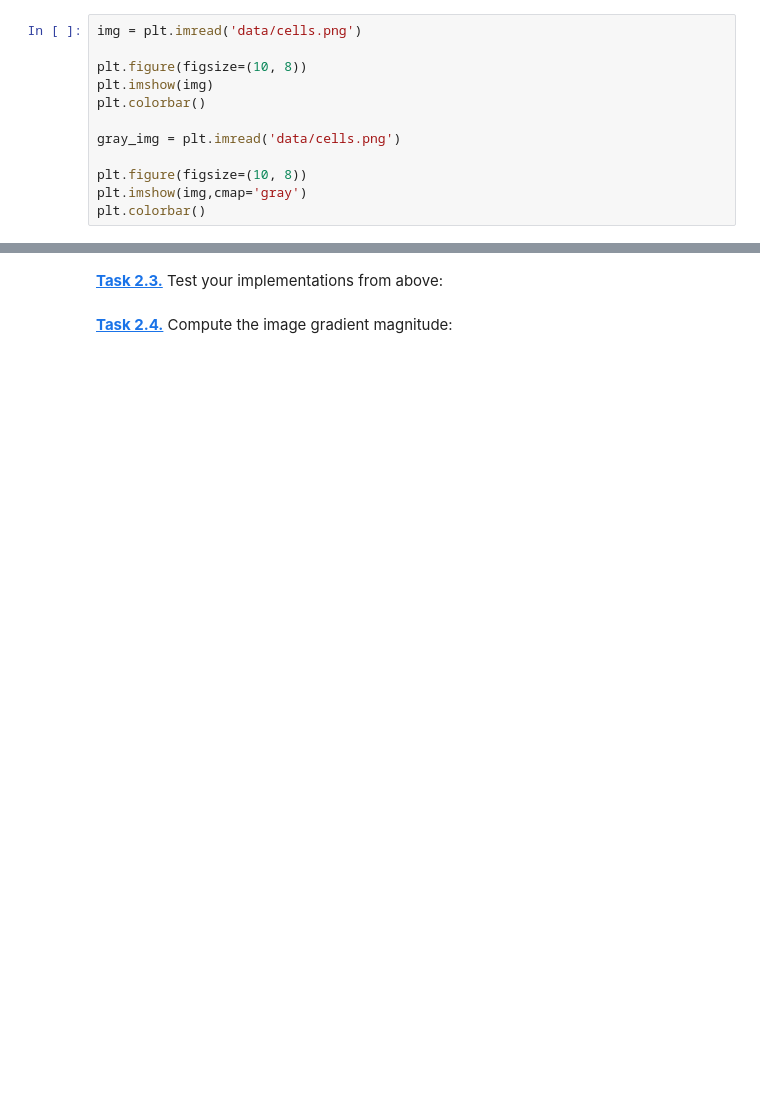
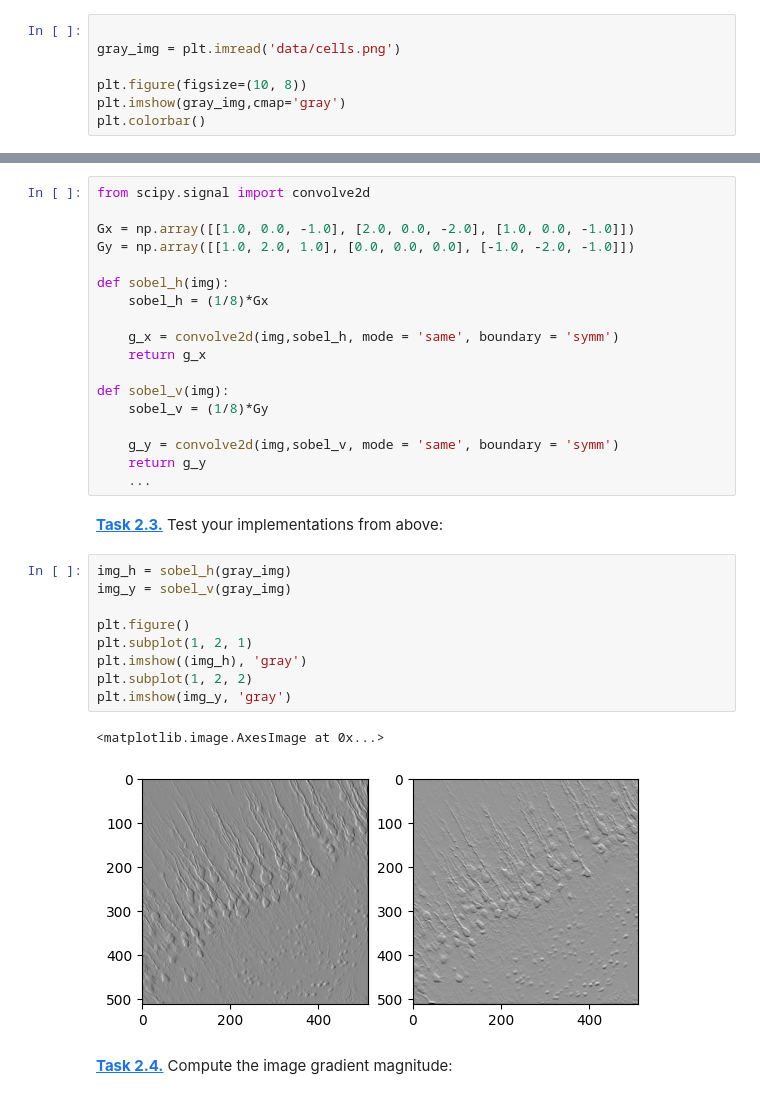
Before and after one commit to ZoeK194/mobi-fs5-python, a Jupyter notebook: sobel.ipynb, the cells around one changed output, grey strips where cells are left out. Saved outputs shown, nothing was run; the diff lists cells and outputs as text; blank space fills up the shorter version.

```diff
--- a/sobel.ipynb
+++ b/sobel.ipynb
@@ -6,16 +6,11 @@ import matplotlib.pyplot as plt
 # %% [markdown]
 **[Task 2.1.]()** Load and show the image:
 # %%
-img = plt.imread('data/cells.png')
-
-plt.figure(figsize=(10, 8))
-plt.imshow(img)
-plt.colorbar()
 
 gray_img = plt.imread('data/cells.png')
 
 plt.figure(figsize=(10, 8))
-plt.imshow(img,cmap='gray')
+plt.imshow(gray_img,cmap='gray')
 plt.colorbar()
 # %% [output]
 <matplotlib.colorbar.Colorbar at 0x...>
@@ -32,4 +20,34 @@ def sobel_v(img):
+# %%
+from scipy.signal import convolve2d
+
+Gx = np.array([[1.0, 0.0, -1.0], [2.0, 0.0, -2.0], [1.0, 0.0, -1.0]])
+Gy = np.array([[1.0, 2.0, 1.0], [0.0, 0.0, 0.0], [-1.0, -2.0, -1.0]])
+
+def sobel_h(img):
+    sobel_h = (1/8)*Gx
+
+    g_x = convolve2d(img,sobel_h, mode = 'same', boundary = 'symm')
+    return g_x
+
+def sobel_v(img):
+    sobel_v = (1/8)*Gy
+
+    g_y = convolve2d(img,sobel_v, mode = 'same', boundary = 'symm')
+    return g_y
+    ...
 # %% [markdown]
 **[Task 2.3.]()** Test your implementations from above:
+# %%
+img_h = sobel_h(gray_img)
+img_y = sobel_v(gray_img)
+
+plt.figure()
+plt.subplot(1, 2, 1)
+plt.imshow((img_h), 'gray')
+plt.subplot(1, 2, 2)
+plt.imshow(img_y, 'gray')
+# %% [output]
+<matplotlib.image.AxesImage at 0x...>
+[figure, added]
 # %% [markdown]
 **[Task 2.4.]()** Compute the image gradient magnitude:
```
Also changed, not shown: parts of 3 cells of this notebook, 1 other file.
